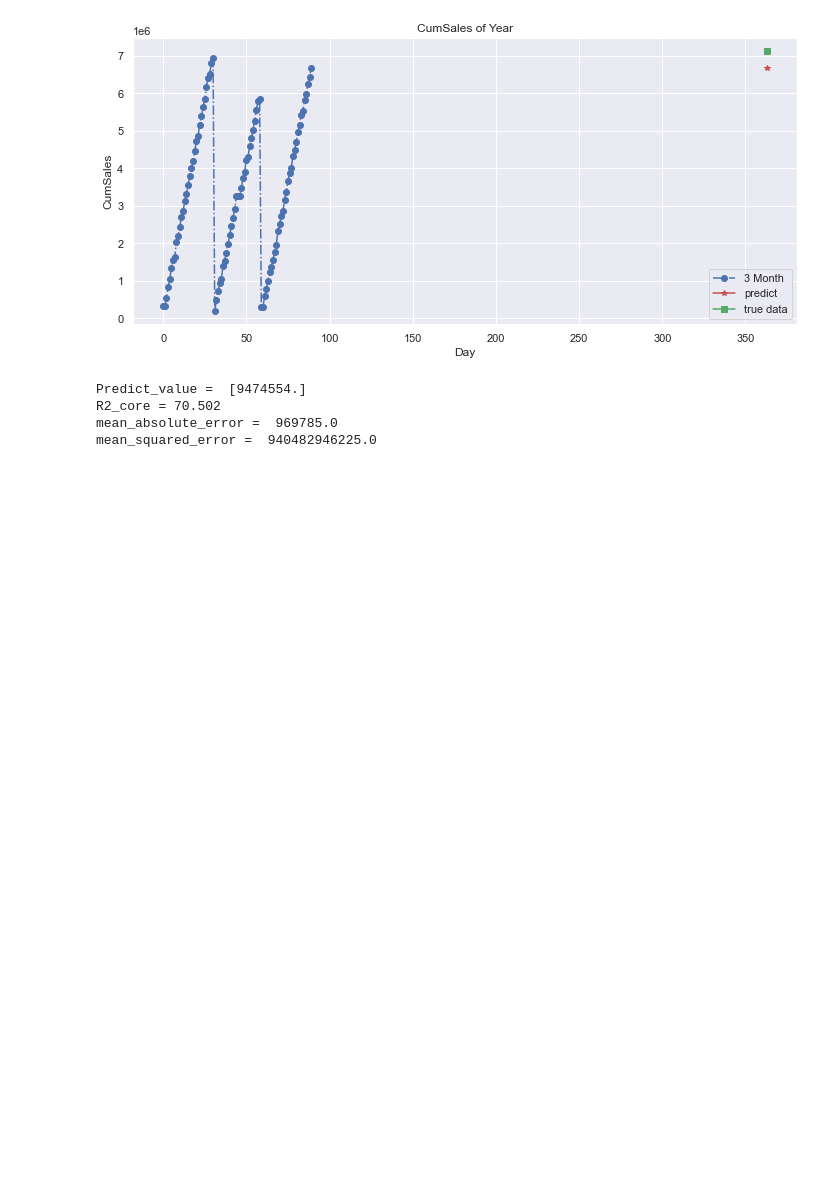
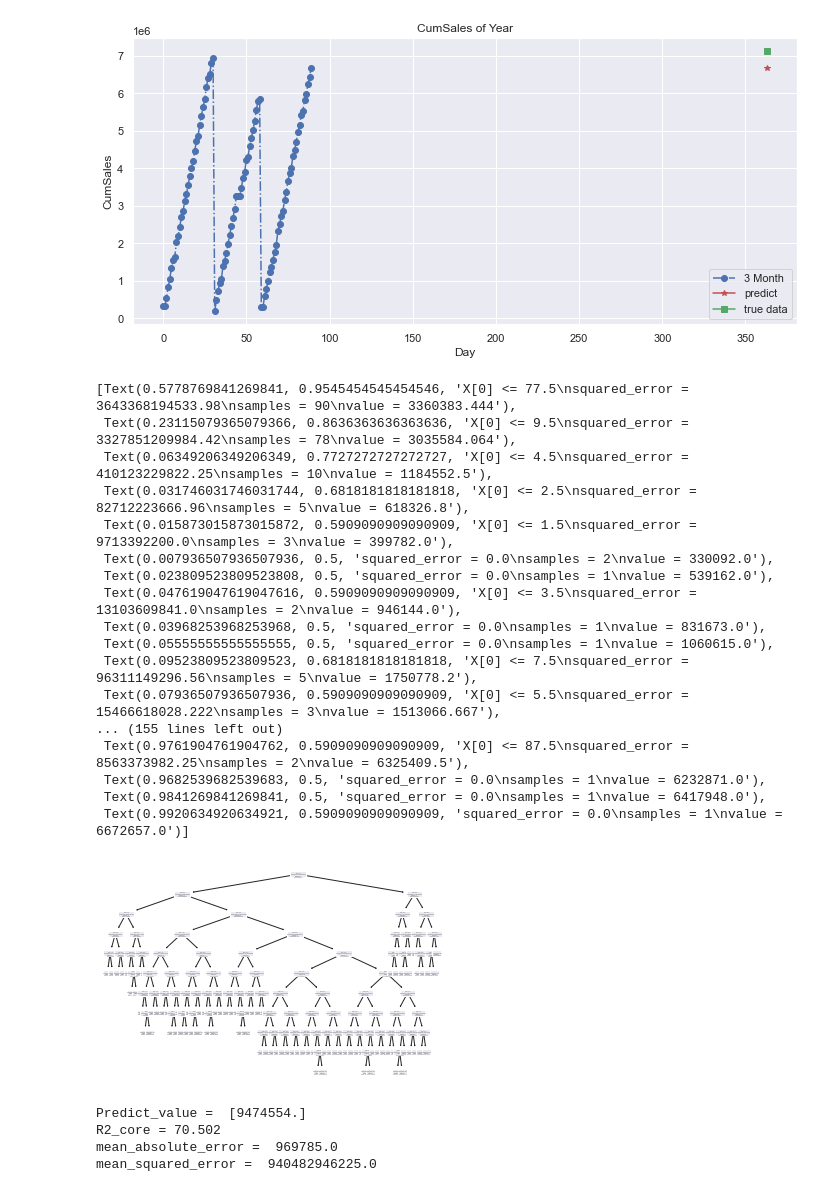
Before and after one commit to Raum27/sale_animal, a Jupyter notebook: morega_v5.ipynb, the cells around one changed output. Drawn from its saved outputs; the diff is of its cells as text; code cells hidden in the pictures; blank space fills up the shorter version.

```diff
--- a/morega_v5.ipynb
+++ b/morega_v5.ipynb
@@ -905,11 +1044,11 @@ plt.show()
 [figure]
 # %%
 ##### month 1-3 ##### DecisionTreeRegressor predict 1 Year
-from sklearn.tree import DecisionTreeRegressor
+from sklearn import tree
 
 x_train = info[:90,0]
 y_train = info[:90,1]
-dtree =  DecisionTreeRegressor()
+dtree =  tree.DecisionTreeRegressor()
 dtree.fit(x_train.reshape(-1,1),y_train)
 
 x = info[363,0]
@@ -919,6 +1058,7 @@ r_score =dtree.score(x_train.reshape(-1,1),y_train)
 print("Predict_value = ",pred)
 print("R2_core = %.3f" % (r_score*100))
 print("mean_absolute_error = ",mean_absolute_error([info[363,1]],pred))
+print("mean_squared_error =",mean_squared_error([info[363,1]],pred))
 # info[363,0]
 # %% [output]
 Predict_value =  [6672657.]
@@ -943,6 +1084,27 @@ plt.tight_layout()
 plt.show()
 # %% [output]
 [figure]
+# %%
+tree.plot_tree(dtree)
+# %% [output]
+[Text(0.5778769841269841, 0.9545454545454546, 'X[0] <= 77.5\nsquared_error = 3643368194533.98\nsamples = 90\nvalue = 3360383.444'),
+ Text(0.23115079365079366, 0.8636363636363636, 'X[0] <= 9.5\nsquared_error = 3327851209984.42\nsamples = 78\nvalue = 3035584.064'),
+ Text(0.06349206349206349, 0.7727272727272727, 'X[0] <= 4.5\nsquared_error = 410123229822.25\nsamples = 10\nvalue = 1184552.5'),
+ Text(0.031746031746031744, 0.6818181818181818, 'X[0] <= 2.5\nsquared_error = 82712223666.96\nsamples = 5\nvalue = 618326.8'),
+ Text(0.015873015873015872, 0.5909090909090909, 'X[0] <= 1.5\nsquared_error = 9713392200.0\nsamples = 3\nvalue = 399782.0'),
+ Text(0.007936507936507936, 0.5, 'squared_error = 0.0\nsamples = 2\nvalue = 330092.0'),
+ Text(0.023809523809523808, 0.5, 'squared_error = 0.0\nsamples = 1\nvalue = 539162.0'),
+ Text(0.047619047619047616, 0.5909090909090909, 'X[0] <= 3.5\nsquared_error = 13103609841.0\nsamples = 2\nvalue = 946144.0'),
+ Text(0.03968253968253968, 0.5, 'squared_error = 0.0\nsamples = 1\nvalue = 831673.0'),
+ Text(0.05555555555555555, 0.5, 'squared_error = 0.0\nsamples = 1\nvalue = 1060615.0'),
+ Text(0.09523809523809523, 0.6818181818181818, 'X[0] <= 7.5\nsquared_error = 96311149296.56\nsamples = 5\nvalue = 1750778.2'),
+ Text(0.07936507936507936, 0.5909090909090909, 'X[0] <= 5.5\nsquared_error = 15466618028.222\nsamples = 3\nvalue = 1513066.667'),
+... (155 lines left out)
+ Text(0.9761904761904762, 0.5909090909090909, 'X[0] <= 87.5\nsquared_error = 8563373982.25\nsamples = 2\nvalue = 6325409.5'),
+ Text(0.9682539682539683, 0.5, 'squared_error = 0.0\nsamples = 1\nvalue = 6232871.0'),
+ Text(0.9841269841269841, 0.5, 'squared_error = 0.0\nsamples = 1\nvalue = 6417948.0'),
+ Text(0.9920634920634921, 0.5909090909090909, 'squared_error = 0.0\nsamples = 1\nvalue = 6672657.0')]
+[figure, added]
 # %%
 ##### Year 1-3 ##### DecisionTreeRegressor predict 12 Year
 from sklearn.tree import DecisionTreeRegressor
```
Also changed, not shown: parts of 23 cells of this notebook, 6 other files.
